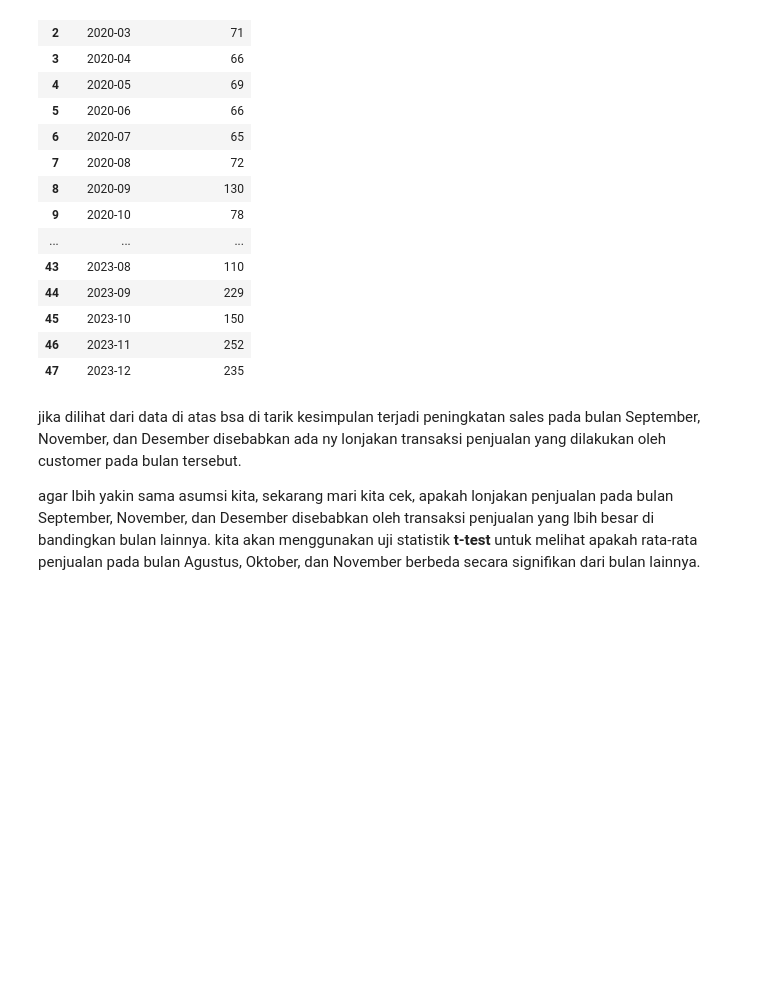
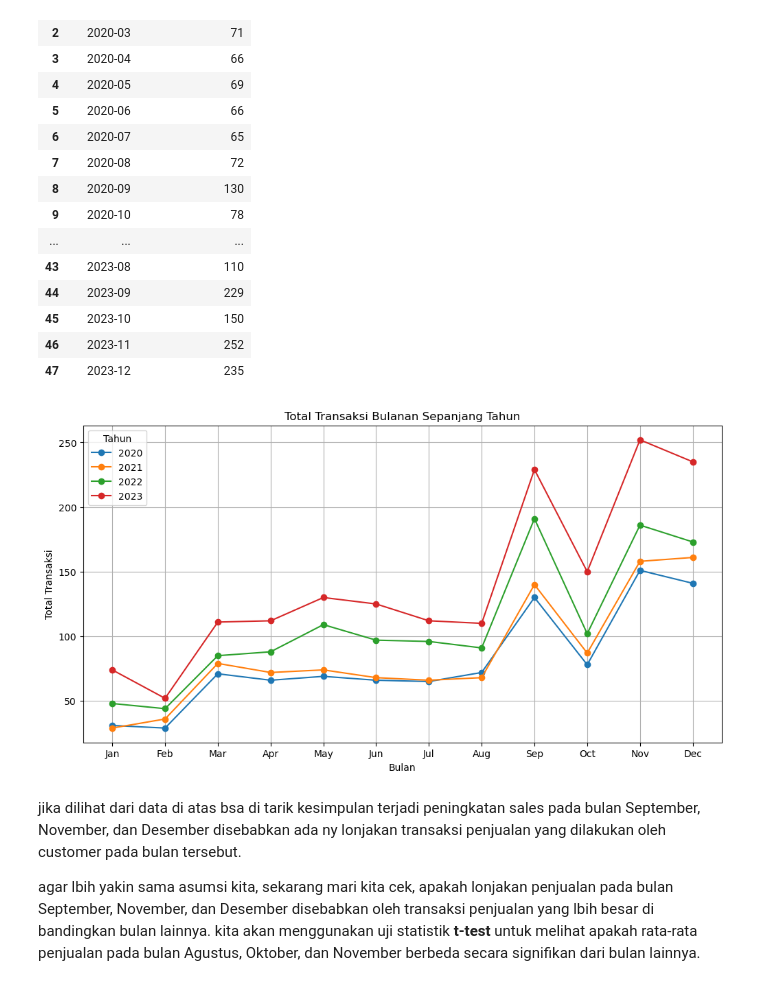
Before and after one commit to stevanus1997/Capstone-Project-Module-2, a Jupyter notebook: capstone_project_module_2.ipynb, the cells around one changed output. Cells and saved outputs as stored; diff of their text form; code cells hidden in the pictures; blank space fills up the shorter version.

```diff
--- a/capstone_project_module_2.ipynb
+++ b/capstone_project_module_2.ipynb
@@ -369,6 +369,29 @@ display(monthly_transaction_count)
 | 45 | 2023-10 | 150 |
 | 46 | 2023-11 | 252 |
 | 47 | 2023-12 | 235 |
+# %%
+# Tambahkan kolom 'Year' untuk pemisahan tahun
+df['Year'] = df['Order Date'].dt.year
+
+# Agregasi data bulanan untuk menghitung jumlah transaksi setiap bulan per tahun
+monthly_transaction_count = df.groupby([df['Order Date'].dt.to_period('M'), 'Year'])['Order ID'].nunique().reset_index(name='Transaction Count')
+
+# Pisahkan data per tahun
+plt.figure(figsize=(12, 6))
+for year in monthly_transaction_count['Year'].unique():
+    # Filter data untuk setiap tahun
+    data_per_year = monthly_transaction_count[monthly_transaction_count['Year'] == year]
+    plt.plot(data_per_year['Order Date'].dt.strftime('%b'), data_per_year['Transaction Count'], marker='o', label=year)
+
+# Atur judul dan label
+plt.title('Total Transaksi Bulanan Sepanjang Tahun')
+plt.xlabel('Bulan')
+plt.ylabel('Total Transaksi')
+plt.legend(title='Tahun')
+plt.grid(True)
+plt.show()
+# %% [output]
+[figure, added]
 # %% [markdown]
 jika dilihat dari data di atas bsa di tarik kesimpulan terjadi peningkatan sales pada bulan September, November, dan Desember disebabkan ada ny lonjakan transaksi penjualan yang dilakukan oleh customer pada bulan tersebut.
 
```
Also changed, not shown: parts of 1 cell of this notebook, 8 other files.
